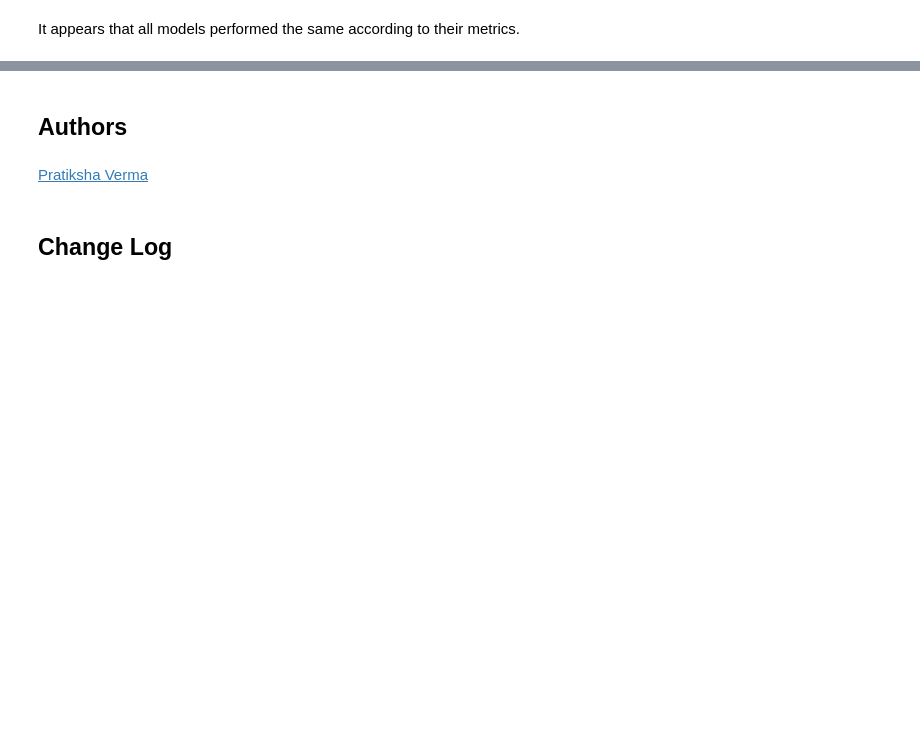
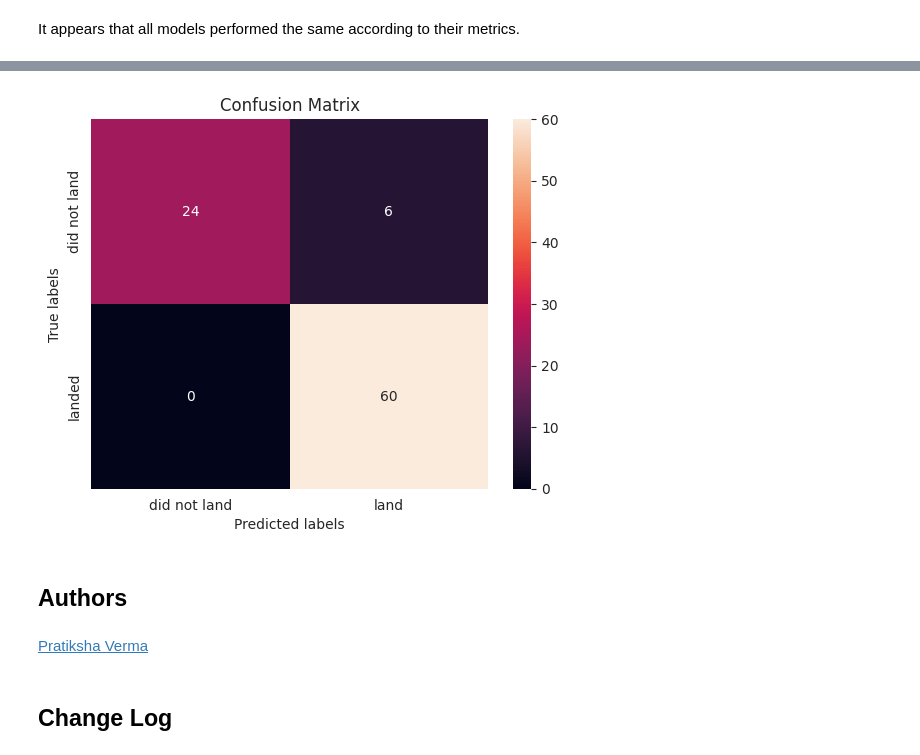
Before and after one commit to Edy-Blau/Applied_Data_Science_Capstone, a Jupyter notebook: SpaceX_Machine Learning Prediction_Part_5.ipynb, the cells around one changed output, grey strips where cells are left out. Drawn from its saved outputs; the diff is of its cells as text; code cells hidden in the pictures; blank space fills up the shorter version.

```diff
--- a/SpaceX_Machine Learning Prediction_Part_5.ipynb
+++ b/SpaceX_Machine Learning Prediction_Part_5.ipynb
@@ -399,3 +438,9 @@ It appears that all models performed the same according to their metrics.
+# %%
+# Plotting the confusion matrix for Decision Tree (Using Full Data)
+yhat_Full_Data = tree_cv.predict(X)
+plot_confusion_matrix(Y,yhat_Full_Data)
+# %% [output]
+[figure, added]
 # %% [markdown]
 ## Authors
 # %% [markdown]
```
Also changed, not shown: parts of 8 cells of this notebook.
